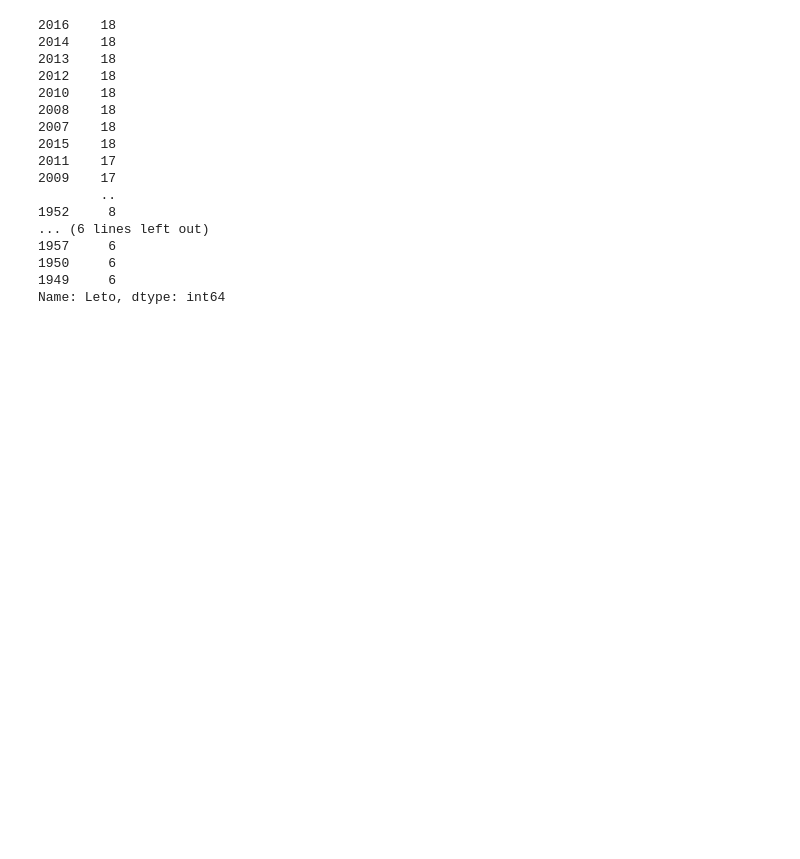
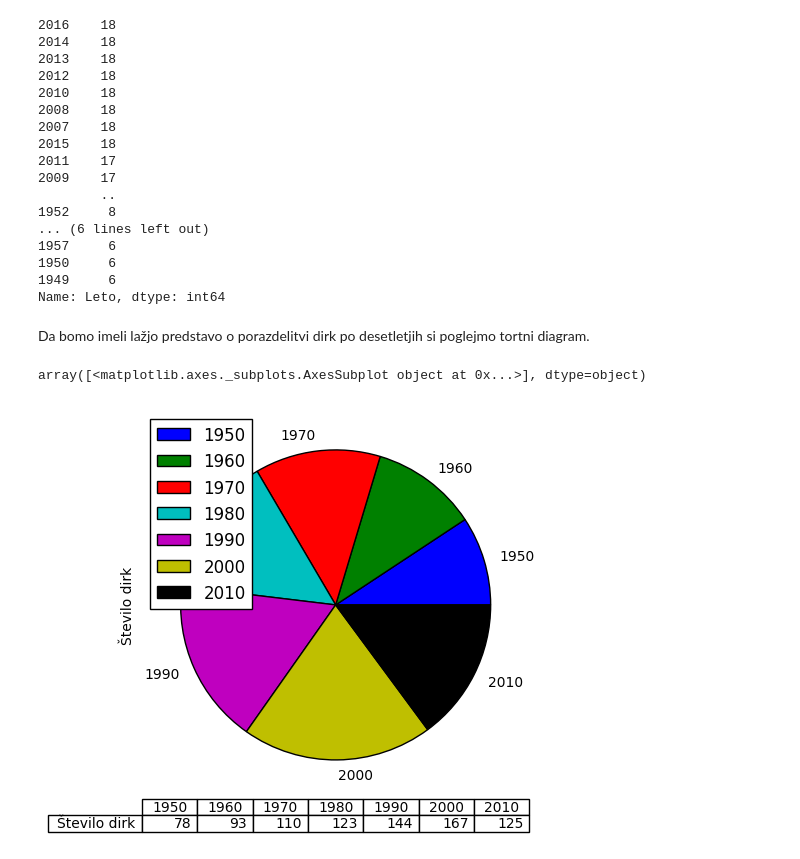
Before and after one commit to ursazrimsek/ProjektProgramiranje1, a Jupyter notebook: MotoGP.ipynb, the cells around one changed output. Cells and saved outputs as stored; diff of their text form; code cells hidden in the pictures; blank space fills up the shorter version.

```diff
--- a/MotoGP.ipynb
+++ b/MotoGP.ipynb
@@ -189,3 +225,29 @@ stevilo_dirk_v_letu
 1950     6
 1949     6
 Name: Leto, dtype: int64
+# %% [markdown]
+Da bomo imeli lažjo predstavo o porazdelitvi dirk po desetletjih si poglejmo tortni diagram.
+# %%
+desetletja = {'1950': 0, '1960': 0, '1970': 0, '1980': 0, '1990': 0, '2000': 0, '2010': 0}
+
+for leto in rezultati_dirk['Leto']:
+    if leto == 1949 or '195' in str(leto):
+        desetletja['1950'] += 1
+    elif '196' in str(leto):
+        desetletja['1960'] += 1
+    elif '197' in str(leto):
+        desetletja['1970'] += 1
+    elif '198' in str(leto):
+        desetletja['1980'] += 1
+    elif '199' in str(leto):
+        desetletja['1990'] += 1
+    elif '200' in str(leto):
+        desetletja['2000'] += 1
+    else:
+        desetletja['2010'] += 1
+
+
+pd.DataFrame({'Število dirk': desetletja}).plot(kind = 'pie', figsize=(5, 5), subplots= True, table = True)
+# %% [output]
+array([<matplotlib.axes._subplots.AxesSubplot object at 0x...>], dtype=object)
+[figure, added]
```
Also changed, not shown: parts of 30 cells of this notebook.
